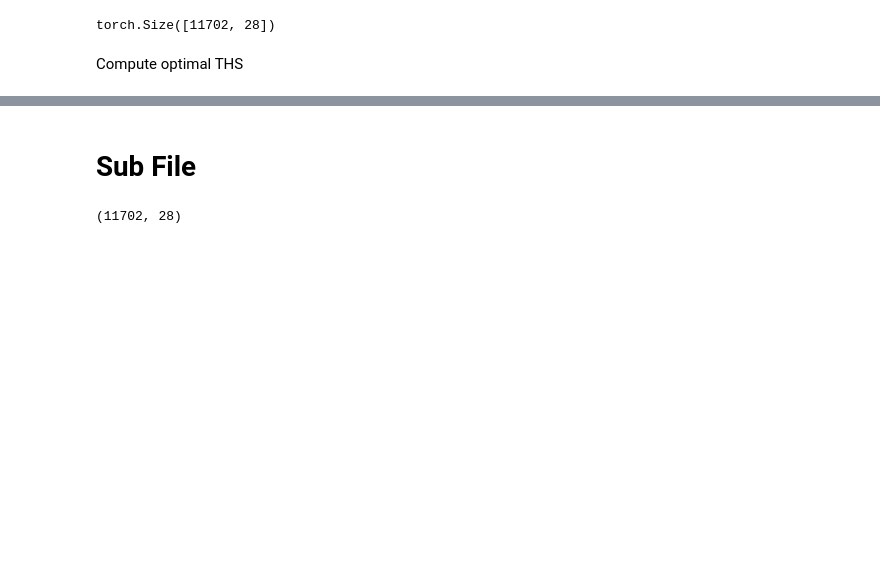
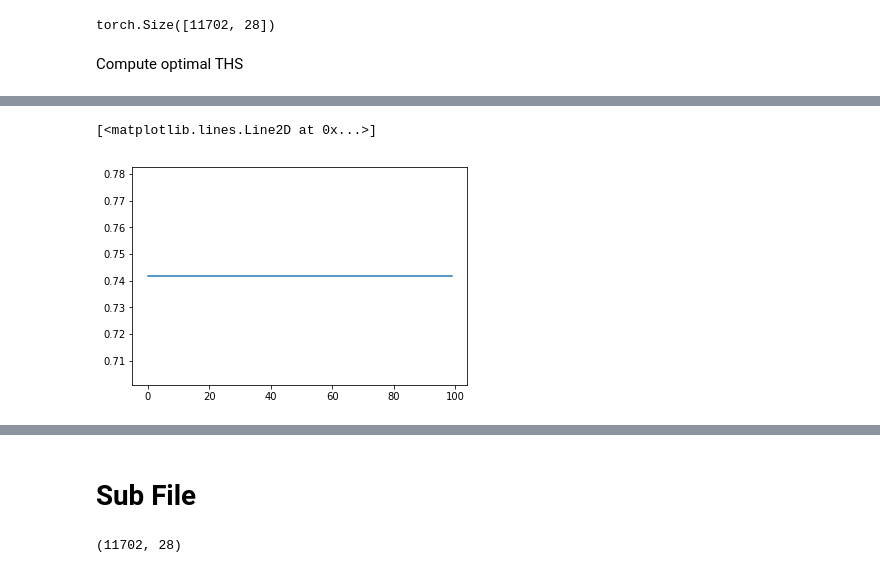
Before and after one commit to clarecowie/kaggle_hpa, a Jupyter notebook: DK444-datablock-3channel.ipynb, the cells around one changed output, grey strips where cells are left out. Cells and saved outputs as stored; diff of their text form; code cells hidden in the pictures; blank space fills up the shorter version.

```diff
--- a/DK444-datablock-3channel.ipynb
+++ b/DK444-datablock-3channel.ipynb
@@ -182,6 +181,6 @@ p,t = learn.get_preds(ds_type=DatasetType.Test)
 Training with size = 512 does not work, I don't know why.
 Probably comes from the SE module, beacuase it works without this module.
 # %%
-data = get_data_custom(500, 16, 0.01, sample = None)  #training with 512 size does not work.
+data = get_data(512, 8, 0.01, sample = None)  #training with 512 size does not work.
 learn = get_learner(data, focal=True, fp16=True)
 # %%
@@ -269,3 +251,10 @@ ths=array([0.52, 0.42, 0.34, 0.5 , 0.46, 0.38, 0.36, 0.41, 0.35, 0.4 , 0.41, 0.4
+# %%
+x = np.linspace(0,1,100)
+y = np.array([f1_n(p_v_np, t_v_np, th, 27) for th in x])
+plt.plot(y)
+# %% [output]
+[<matplotlib.lines.Line2D at 0x...>]
+[figure, added]
 # %%
 f1_np(p_v_np, t_v_np, ths)
 # %% [output]
```
Also changed, not shown: parts of 15 cells of this notebook, 2 other files.
